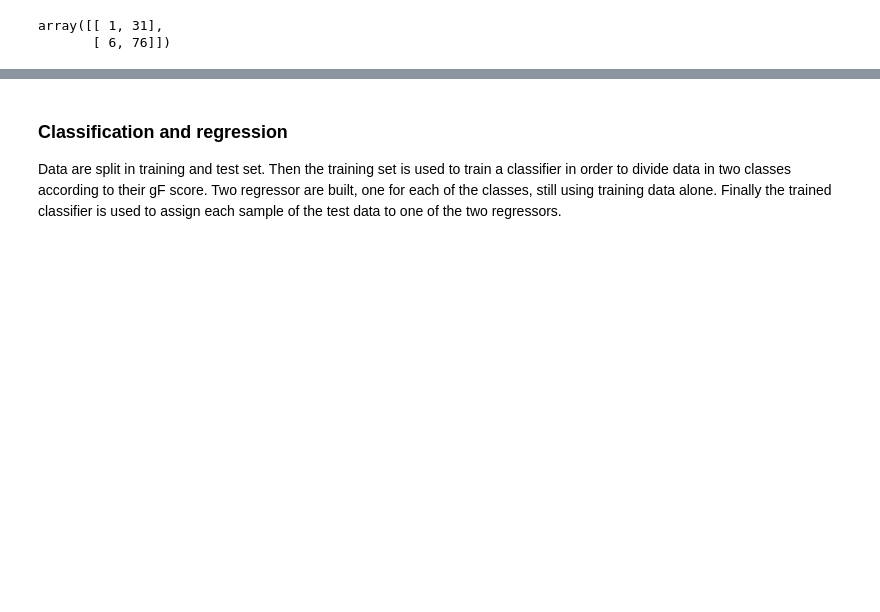
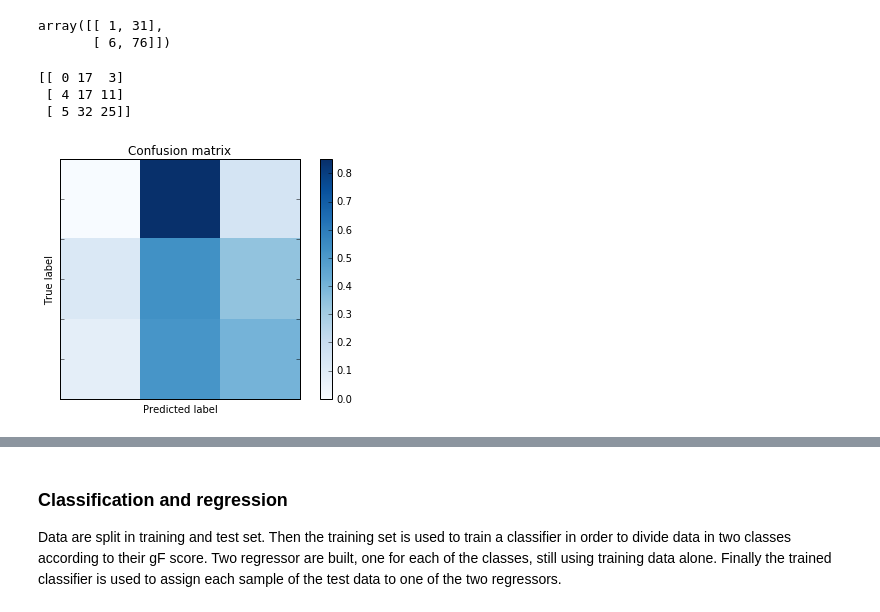
Before and after one commit to paola-g/iq_prediction, a Jupyter notebook: knn_class.ipynb, the cells around one changed output, grey strips where cells are left out. Saved outputs shown, nothing was run; the diff lists cells and outputs as text; code cells hidden in the pictures; blank space fills up the shorter version.

```diff
--- a/knn_class.ipynb
+++ b/knn_class.ipynb
@@ -92,6 +92,22 @@ def regression_plot(x,y,n,title):
 
     # show the plot
     plt.show()
+
+
+def plot_confusion_matrix(cm, title='Confusion matrix', cmap=plt.cm.Blues):
+    plt.imshow(cm, interpolation='nearest', cmap=cmap)
+    plt.title(title)
+    plt.colorbar()
+    plt.tight_layout()
+    plt.ylabel('True label')
+    plt.xlabel('Predicted label')
+    plt.tick_params(
+    axis='both',
+    which='both',      # both major and minor ticks are affected
+    bottom='off',      # ticks along the bottom edge are off
+    top='off',         # ticks along the top edge are off
+    labelbottom='off',
+    labelleft='off') # labels along the bottom edge are off
 # %% [markdown]
 ### Importing data
 # %%
@@ -114,4 +131,6 @@ plt.hist(bins,2)
 [figure]
+# %%
+bins  = np.digitize(gF, [16, 20, 27])
 # %% [markdown]
 ### Building of input matrix
 Starting from the connectivity matrices of each subject a #subjects x #edges matrix is built selecting for each subject the upper triangular matrix of the connectivity matrix (without the diagonal).
@@ -185,3 +228,13 @@ confusion_matrix(bins, preds_4)
 # %% [output]
 array([[ 1, 31],
        [ 6, 76]])
+# %%
+cm = confusion_matrix(bins, preds_5)
+cm_normalized = cm.astype('float') / cm.sum(axis=1)[:, np.newaxis]
+plot_confusion_matrix(cm_normalized)
+print(cm)
+# %% [output]
+[[ 0 17  3]
+ [ 4 17 11]
+ [ 5 32 25]]
+[figure, added]
```
Also changed, not shown: parts of 11 cells of this notebook, 1 other file.
